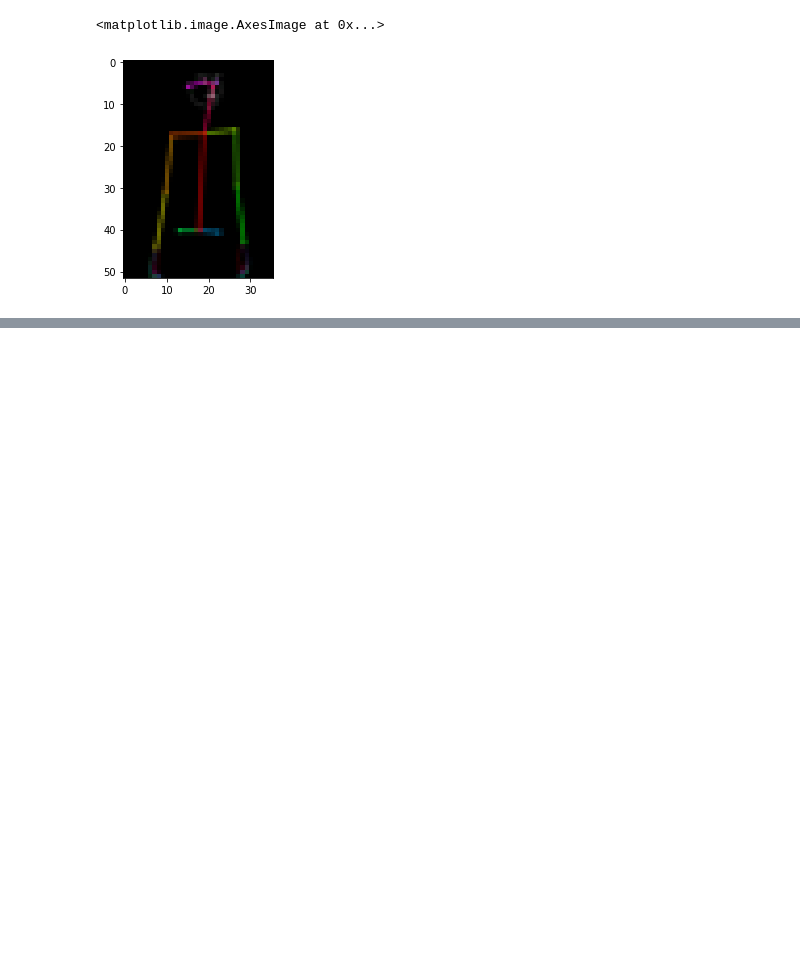
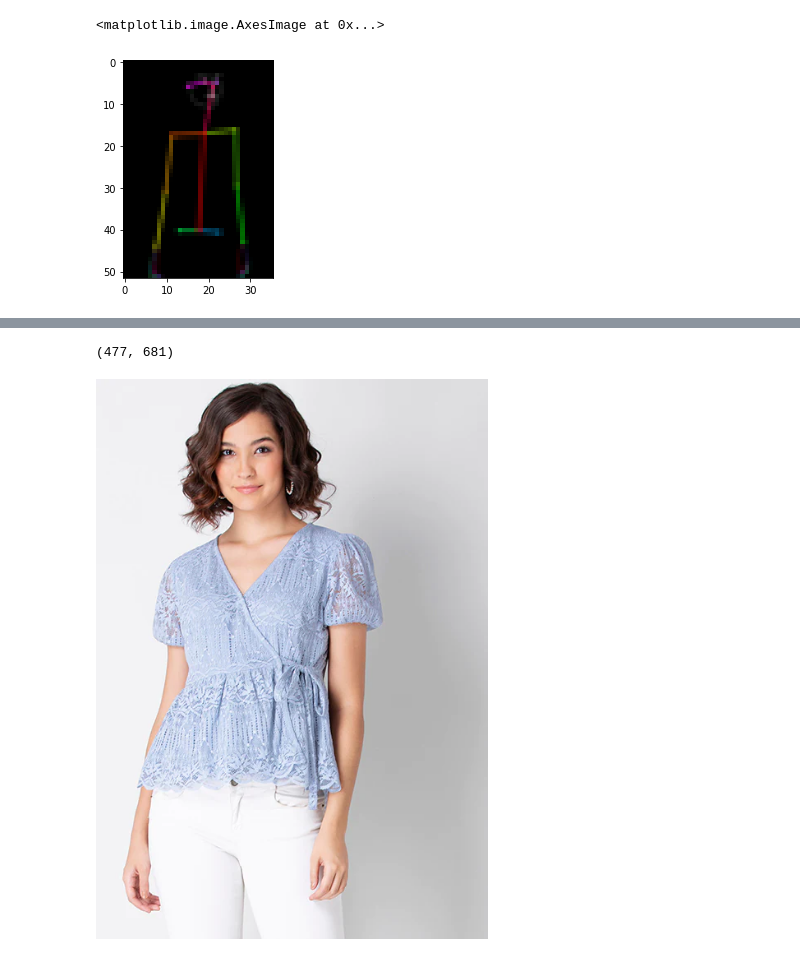
Before and after one commit to jiaqianjing/VITON-HD, a Jupyter notebook: analysis.ipynb, the cells around one changed output, grey strips where cells are left out. Saved outputs shown, nothing was run; the diff lists cells and outputs as text; code cells hidden in the pictures; blank space fills up the shorter version.

```diff
--- a/analysis.ipynb
+++ b/analysis.ipynb
@@ -408,0 +393,7 @@ print(pose_img_re_a[:,:,2])
+# %%
+im = Image.open('./datasets/test/image/d3.jpg')
+print(im.size)
+im
+# %% [output]
+(477, 681)
+[figure, added]
```
Also changed, not shown: parts of 14 cells of this notebook, 7 other files.
